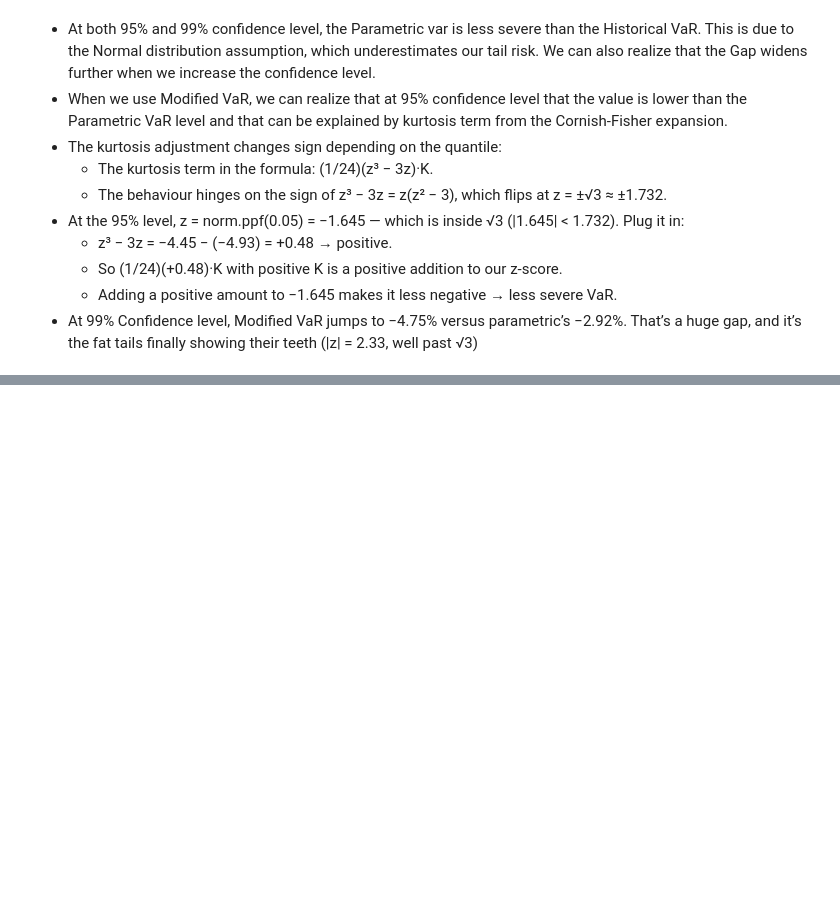
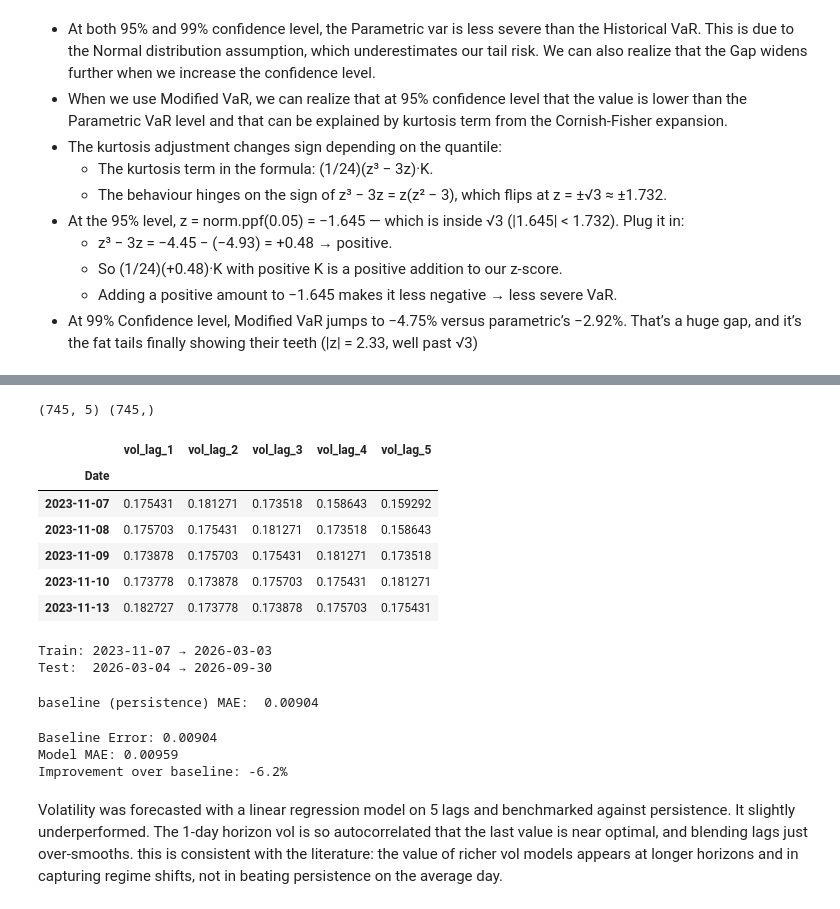
Before and after one commit to charbelalazzi/portfolio-risk-analyzer, a Jupyter notebook: Portfolio Analyzer.ipynb, the cells around one changed output, grey strips where cells are left out. Drawn from its saved outputs; the diff is of its cells as text; code cells hidden in the pictures; blank space fills up the shorter version.

```diff
--- a/Portfolio Analyzer.ipynb
+++ b/Portfolio Analyzer.ipynb
@@ -376,3 +388,14 @@ Modified VaR (99% confidence level): -4.7502968515674056%
     - So (1/24)(+0.48)·K with positive K is a positive addition to our z-score.
     - Adding a positive amount to −1.645 makes it less negative → less severe VaR.
 - At 99% Confidence level, Modified VaR jumps to −4.75% versus parametric’s −2.92%. That’s a huge gap, and it’s the fat tails finally showing their teeth (|z| = 2.33, well past √3)
+# %%
+# Autocorrelation at several lags: returns vs squared returns
+lags = [1, 2, 3, 5, 10, 21]
+
+print("Lag |  Returns ACF  |  Squared-returns ACF")
+print("-" * 45)
+for lag in lags:
+    # YOUR CODE:
+    ret_acf  = portfolio_returns.autocorr(lag)
+    sq_acf   = (portfolio_returns ** 2).autocorr(lag)
+    print(f"{lag:>3} | {ret_acf:>12.4f} | {sq_acf:>12.4f}")
@@ -378,0 +439,61 @@ Modified VaR (99% confidence level): -4.7502968515674056%
+# %%
+def make_vol_features(realised_vol, n_lags=5):
+    """
+    Build a feature DataFrame og lagged volatility values.
+    Each row: [vol_lag_1, vol_lag_2, ..., vol_lag_n] to predict current vol.
+    """
+    vol_features = pd.DataFrame(index=realised_vol.index)
+    for lag in range(1, n_lags + 1):
+        vol_features[f"vol_lag_{lag}"] = realised_vol.shift(lag)
+    return vol_features
+
+X = make_vol_features(realised_vol, n_lags=5)
+y = realised_vol
+
+X = X.dropna()
+y = y.loc[X.index]
+print(X.shape, y.shape)
+X.head()
+# %% [output]
+(745, 5) (745,)
+|  | vol_lag_1 | vol_lag_2 | vol_lag_3 | vol_lag_4 | vol_lag_5 |
+| Date |  |  |  |  |  |
+| 2023-11-07 | 0.175431 | 0.181271 | 0.173518 | 0.158643 | 0.159292 |
+| 2023-11-08 | 0.175703 | 0.175431 | 0.181271 | 0.173518 | 0.158643 |
+| 2023-11-09 | 0.173878 | 0.175703 | 0.175431 | 0.181271 | 0.173518 |
+| 2023-11-10 | 0.173778 | 0.173878 | 0.175703 | 0.175431 | 0.181271 |
+| 2023-11-13 | 0.182727 | 0.173778 | 0.173878 | 0.175703 | 0.175431 |
+# %%
+split = int(len(X) * 0.8)
+X_train, X_test = X.iloc[:split], X.iloc[split:]
+y_train, y_test = y.iloc[:split], y.iloc[split:]
+
+print(f"Train: {X_train.index.min().date()} → {X_train.index.max().date()}")
+print(f"Test:  {X_test.index.min().date()} → {X_test.index.max().date()}")
+# %% [output]
+Train: 2023-11-07 → 2026-03-03
+Test:  2026-03-04 → 2026-09-30
+# %%
+# Naive forecast: "tomorrow's vol = today's vol"
+baseline_pred = X_test["vol_lag_1"]
+baseline_mae = mean_absolute_error(y_test, baseline_pred)
+print(f"baseline (persistence) MAE: {baseline_mae: 0.5f}")
+# %% [output]
+baseline (persistence) MAE:  0.00904
+# %%
+model = LinearRegression()
+model.fit(X_train, y_train)
+model_pred = model.predict(X_test)
+model_mae = mean_absolute_error(y_test, model_pred)
+
+print(f"Baseline Error: {baseline_mae:0.5f}")
+print(f"Model MAE: {model_mae:.5f}")
+print(f"Improvement over baseline: {(1 - model_mae/baseline_mae)*100:.1f}%")
+# %% [output]
+Baseline Error: 0.00904
+Model MAE: 0.00959
+Improvement over baseline: -6.2%
+# %% [markdown]
+Volatility was forecasted  with a linear regression model on 5 lags and benchmarked against persistence. It slightly underperformed.
+The 1-day horizon vol is so autocorrelated that the last value is near optimal, and blending lags just over-smooths.
+this is consistent with the literature: the value of richer vol models appears at longer horizons and in capturing regime shifts, not in beating persistence on the average day.
```
Also changed, not shown: parts of 11 cells of this notebook.
